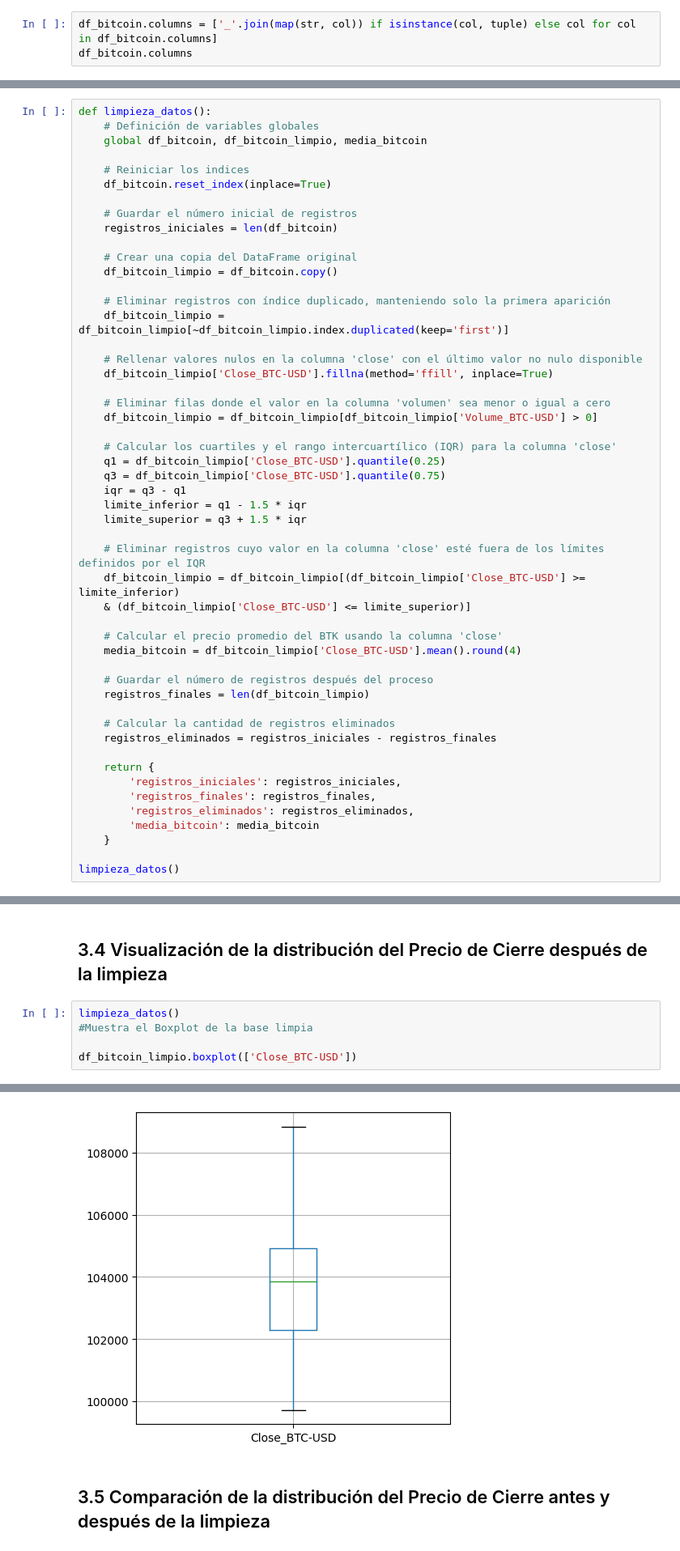
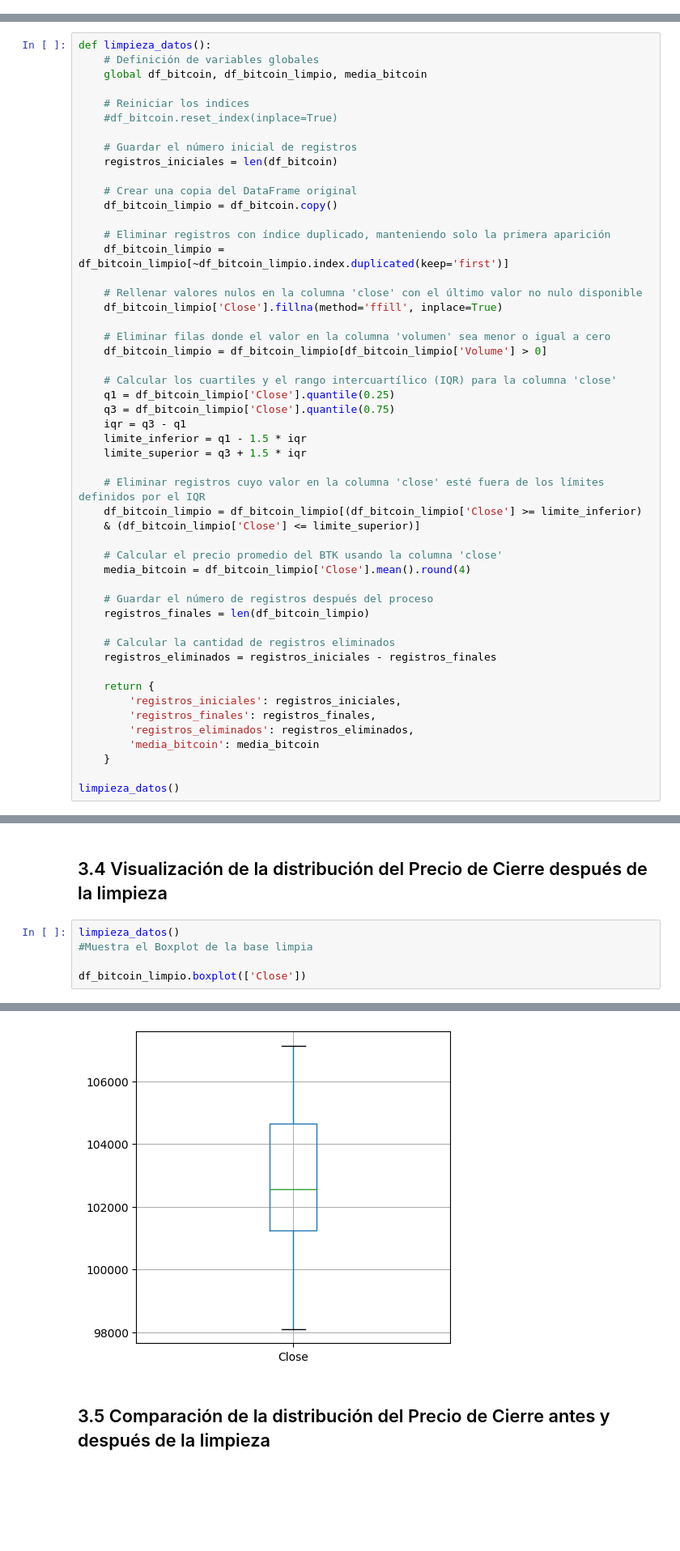
Before and after one commit to agus-fran-1998/BotTrading, a Jupyter notebook: Trading_bot_24hrs.ipynb, the cells around one changed output, grey strips where cells are left out. Shown at 81% size. Cells and saved outputs as stored; diff of their text form; blank space fills up the shorter version.

```diff
--- a/Trading_bot_24hrs.ipynb
+++ b/Trading_bot_24hrs.ipynb
@@ -79,3 +89,0 @@ df_bitcoin.head()
-# %%
-df_bitcoin.columns = ['_'.join(map(str, col)) if isinstance(col, tuple) else col for col in df_bitcoin.columns]
-df_bitcoin.columns
@@ -244,7 +328,7 @@ def limpieza_datos():
     global df_bitcoin, df_bitcoin_limpio, media_bitcoin
 
     # Reiniciar los indices
-    df_bitcoin.reset_index(inplace=True)
+    #df_bitcoin.reset_index(inplace=True)
 
     # Guardar el número inicial de registros
     registros_iniciales = len(df_bitcoin)
@@ -256,24 +340,24 @@ def limpieza_datos():
     df_bitcoin_limpio = df_bitcoin_limpio[~df_bitcoin_limpio.index.duplicated(keep='first')]
 
     # Rellenar valores nulos en la columna 'close' con el último valor no nulo disponible
-    df_bitcoin_limpio['Close_BTC-USD'].fillna(method='ffill', inplace=True)
+    df_bitcoin_limpio['Close'].fillna(method='ffill', inplace=True)
 
     # Eliminar filas donde el valor en la columna 'volumen' sea menor o igual a cero
-    df_bitcoin_limpio = df_bitcoin_limpio[df_bitcoin_limpio['Volume_BTC-USD'] > 0]
+    df_bitcoin_limpio = df_bitcoin_limpio[df_bitcoin_limpio['Volume'] > 0]
 
     # Calcular los cuartiles y el rango intercuartílico (IQR) para la columna 'close'
-    q1 = df_bitcoin_limpio['Close_BTC-USD'].quantile(0.25)
-    q3 = df_bitcoin_limpio['Close_BTC-USD'].quantile(0.75)
+    q1 = df_bitcoin_limpio['Close'].quantile(0.25)
+    q3 = df_bitcoin_limpio['Close'].quantile(0.75)
     iqr = q3 - q1
     limite_inferior = q1 - 1.5 * iqr
     limite_superior = q3 + 1.5 * iqr
 
     # Eliminar registros cuyo valor en la columna 'close' esté fuera de los límites definidos por el IQR
-    df_bitcoin_limpio = df_bitcoin_limpio[(df_bitcoin_limpio['Close_BTC-USD'] >= limite_inferior)
-    & (df_bitcoin_limpio['Close_BTC-USD'] <= limite_superior)]
+    df_bitcoin_limpio = df_bitcoin_limpio[(df_bitcoin_limpio['Close'] >= limite_inferior)
+    & (df_bitcoin_limpio['Close'] <= limite_superior)]
 
     # Calcular el precio promedio del BTK usando la columna 'close'
-    media_bitcoin = df_bitcoin_limpio['Close_BTC-USD'].mean().round(4)
+    media_bitcoin = df_bitcoin_limpio['Close'].mean().round(4)
 
     # Guardar el número de registros después del proceso
     registros_finales = len(df_bitcoin_limpio)
@@ -351,7 +456,7 @@ df_bitcoin.boxplot(['Close_BTC-USD'])
 limpieza_datos()
 #Muestra el Boxplot de la base limpia
 
-df_bitcoin_limpio.boxplot(['Close_BTC-USD'])
+df_bitcoin_limpio.boxplot(['Close'])
 # %% [output]
 The behavior will change in pandas 3.0. This inplace method will never work because the intermediate object on which we are setting values always behaves as a copy.
 
@@ -362,5 +467,5 @@ For example, when doing 'df[col].method(value, inplace=True)', try using 'df.met
 <Axes: >
-[figure, old version]
+[figure, new version]
 # %% [markdown]
 ## 3.5 Comparación de la distribución del Precio de Cierre antes y después de la limpieza
 # %%
```
Also changed, not shown: parts of 33 cells of this notebook.
